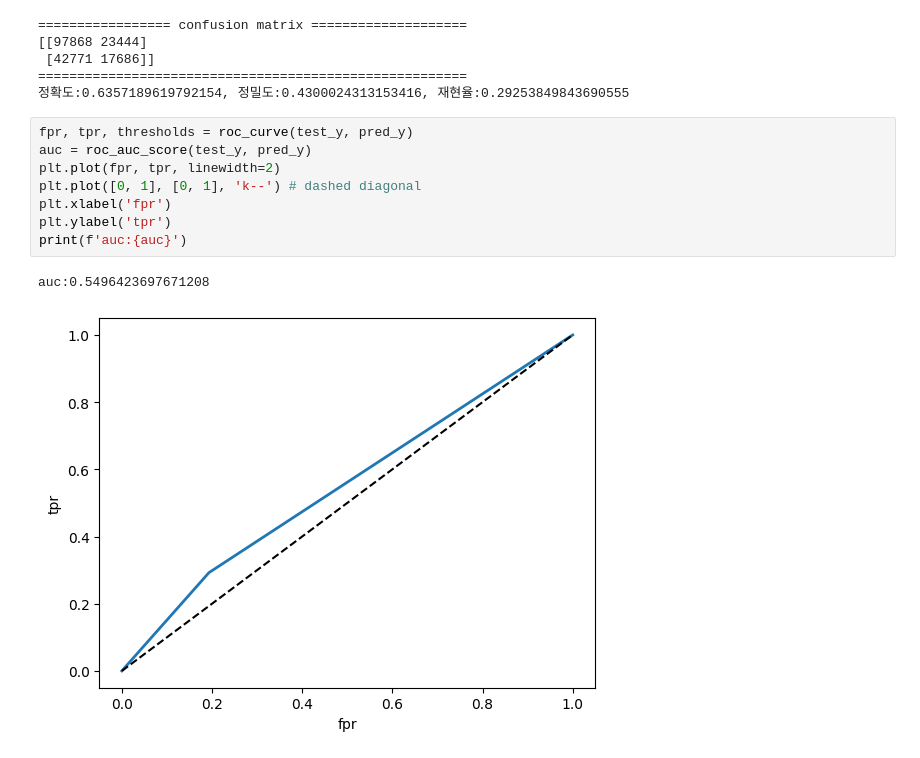
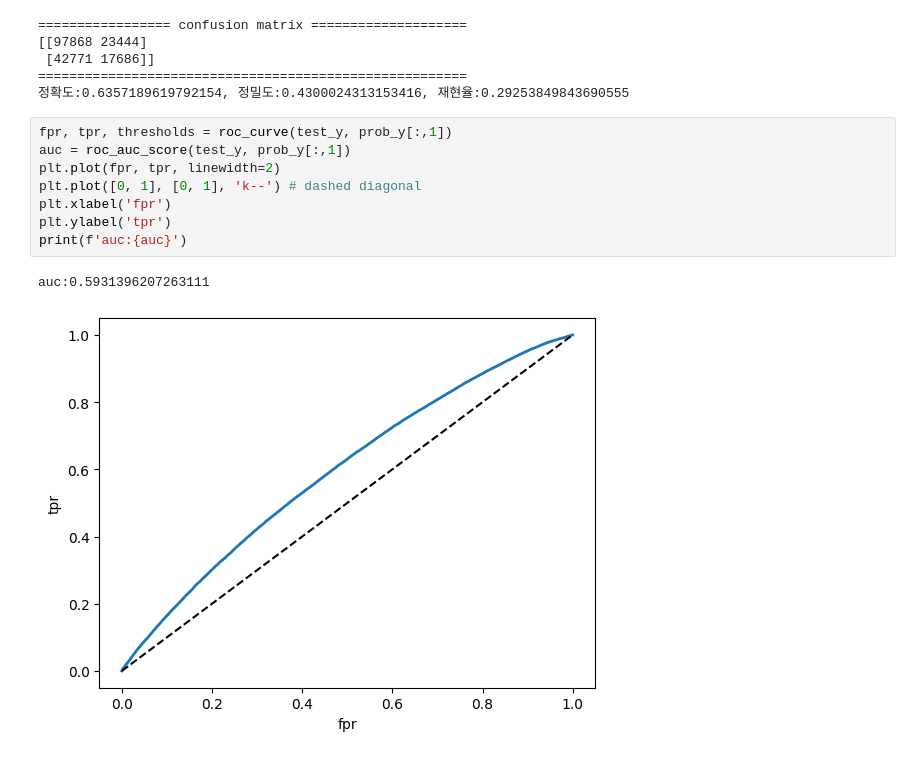
Before and after one commit to LanguageExchanger/TimeSeries, a Jupyter notebook: Cryptocurrency_prediction.ipynb, the cells around one changed output. Drawn from its saved outputs; the diff is of its cells as text.

```diff
--- a/Cryptocurrency_prediction.ipynb
+++ b/Cryptocurrency_prediction.ipynb
@@ -933,13 +933,13 @@ print(f'정확도:{accuracy}, 정밀도:{precision}, 재현율:{recall}')
 =======================================================
 정확도:0.6357189619792154, 정밀도:0.4300024313153416, 재현율:0.29253849843690555
 # %%
-fpr, tpr, thresholds = roc_curve(test_y, pred_y)
-auc = roc_auc_score(test_y, pred_y)
+fpr, tpr, thresholds = roc_curve(test_y, prob_y[:,1])
+auc = roc_auc_score(test_y, prob_y[:,1])
 plt.plot(fpr, tpr, linewidth=2)
 plt.plot([0, 1], [0, 1], 'k--') # dashed diagonal
 plt.xlabel('fpr')
 plt.ylabel('tpr')
 print(f'auc:{auc}')
 # %% [output]
-auc:0.5496423697671208
+auc:0.5931396207263111
-[figure, old version]
+[figure, new version]
```
